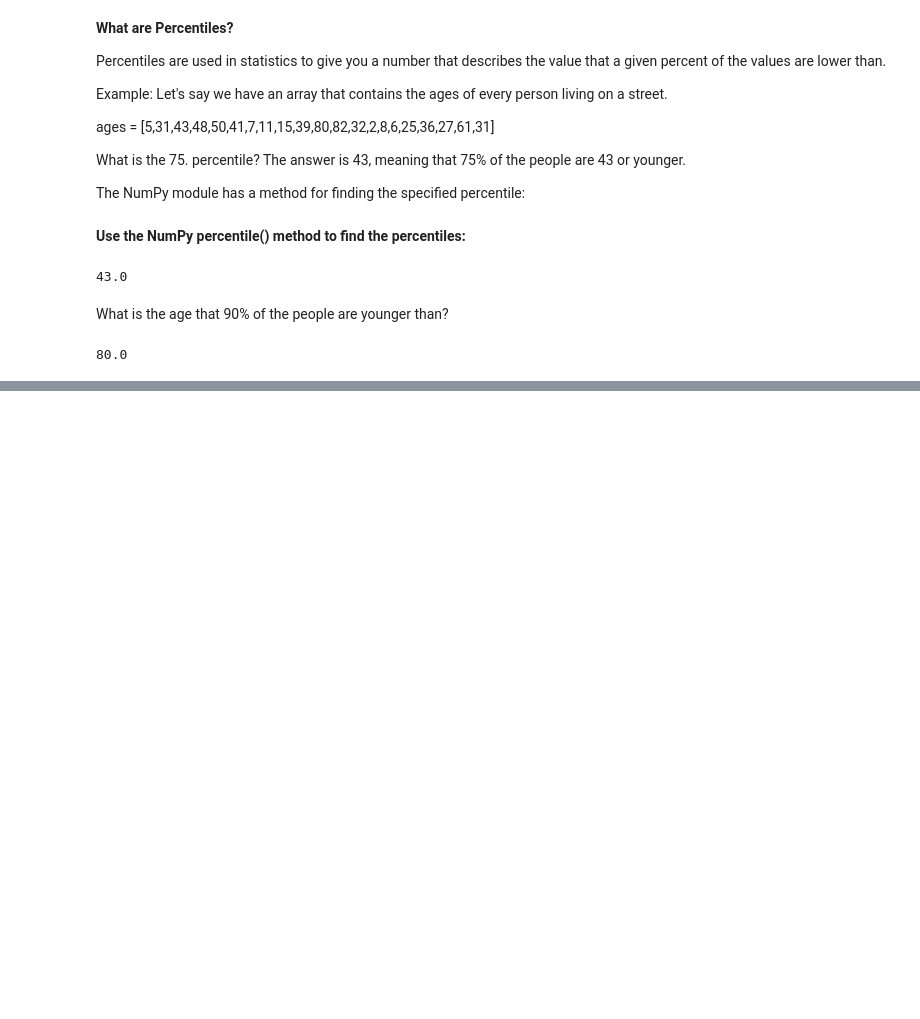
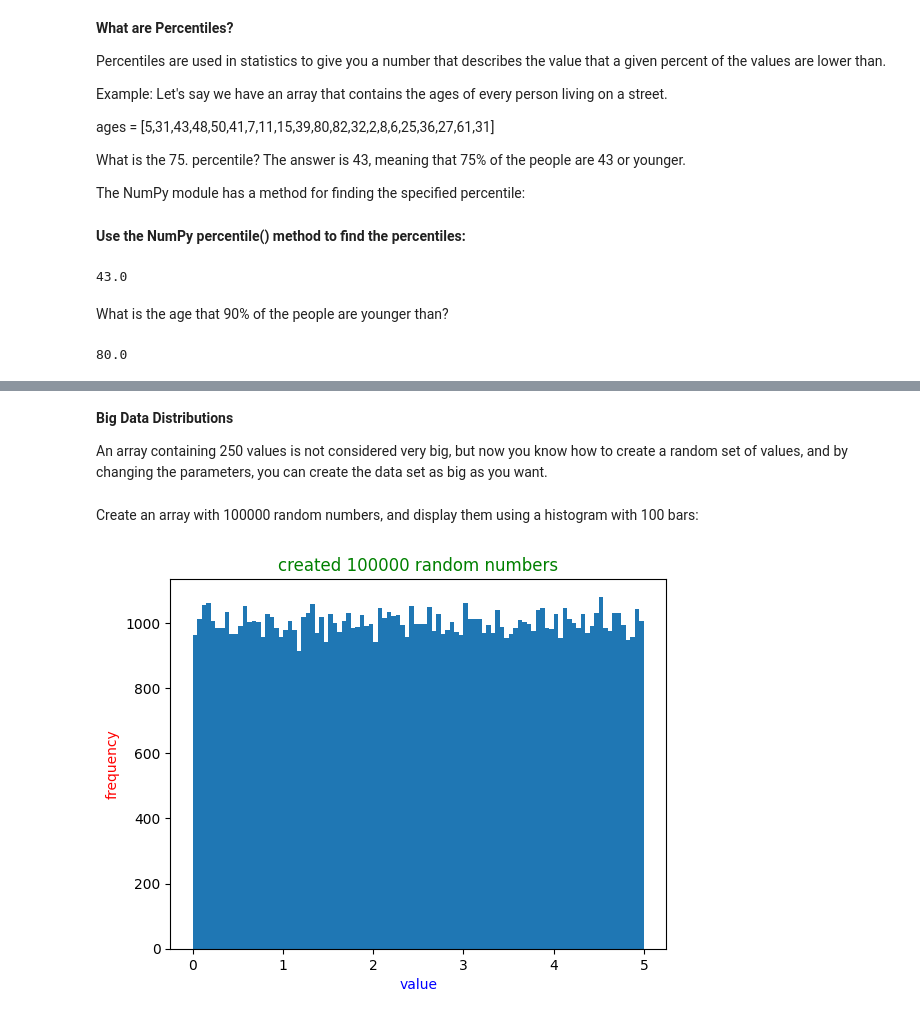
Before and after one commit to payelmiah/Advance-Problem-solving-on-Hackerrank, a Jupyter notebook: Machine_Learning.ipynb, the cells around one changed output, grey strips where cells are left out. Saved outputs shown, nothing was run; the diff lists cells and outputs as text; code cells hidden in the pictures; blank space fills up the shorter version.

```diff
--- a/Machine_Learning.ipynb
+++ b/Machine_Learning.ipynb
@@ -244,0 +317,17 @@ print(x)
+# %% [markdown]
+**Big Data Distributions**
+
+An array containing 250 values is not considered very big, but now you know how to create a random set of values, and by changing the parameters, you can create the data set as big as you want.
+# %% [markdown]
+Create an array with 100000 random numbers, and display them using a histogram with 100 bars:
+# %%
+import numpy as np
+import matplotlib.pyplot as plt
+x=np.random.uniform(0.0,5.0,100000)
+plt.title("created 100000 random numbers", color='green')
+plt.xlabel("value", color='blue')
+plt.ylabel("frequency", color='red')
+plt.hist(x,100)
+plt.show()
+# %% [output]
+[figure, added]
```
Also changed, not shown: parts of 7 cells of this notebook.
